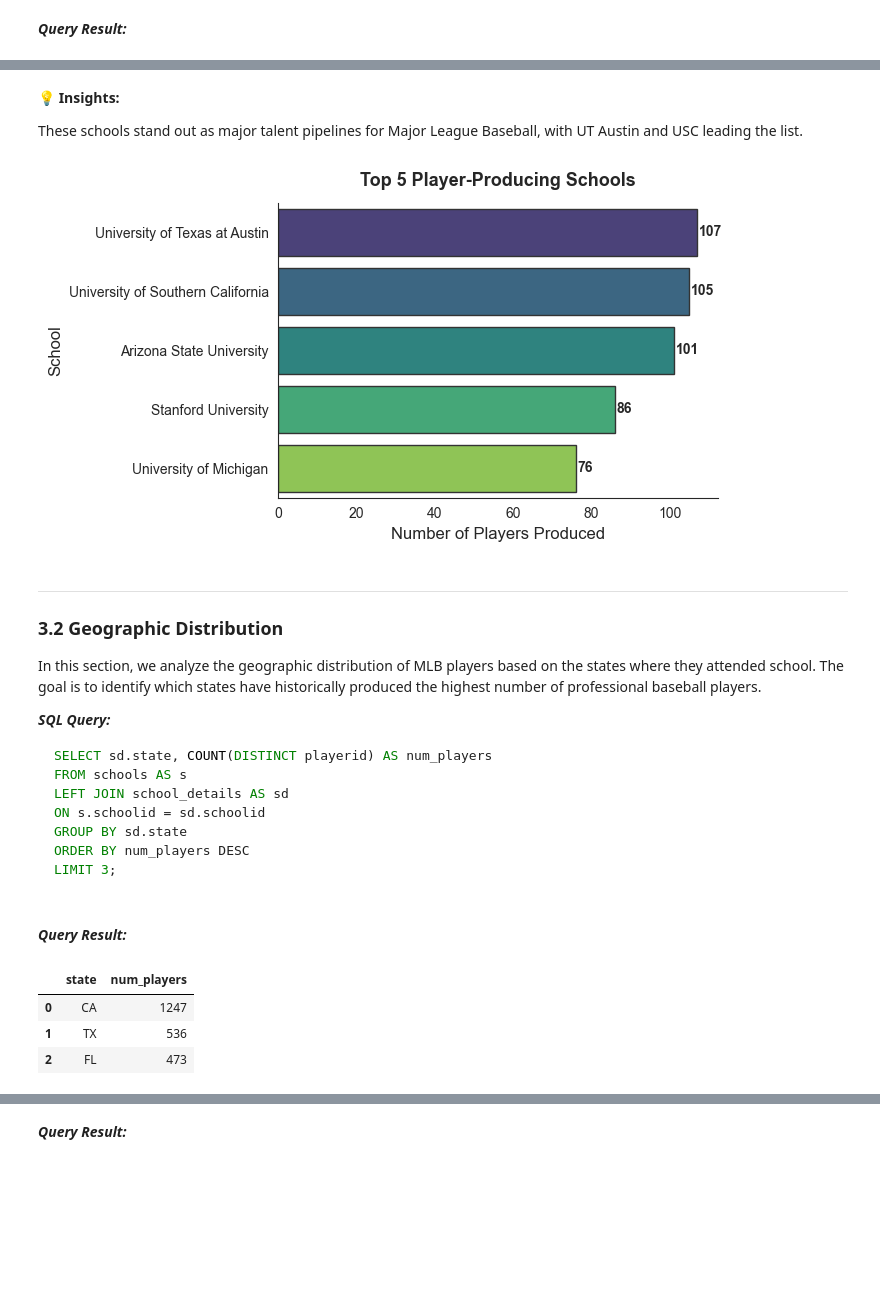
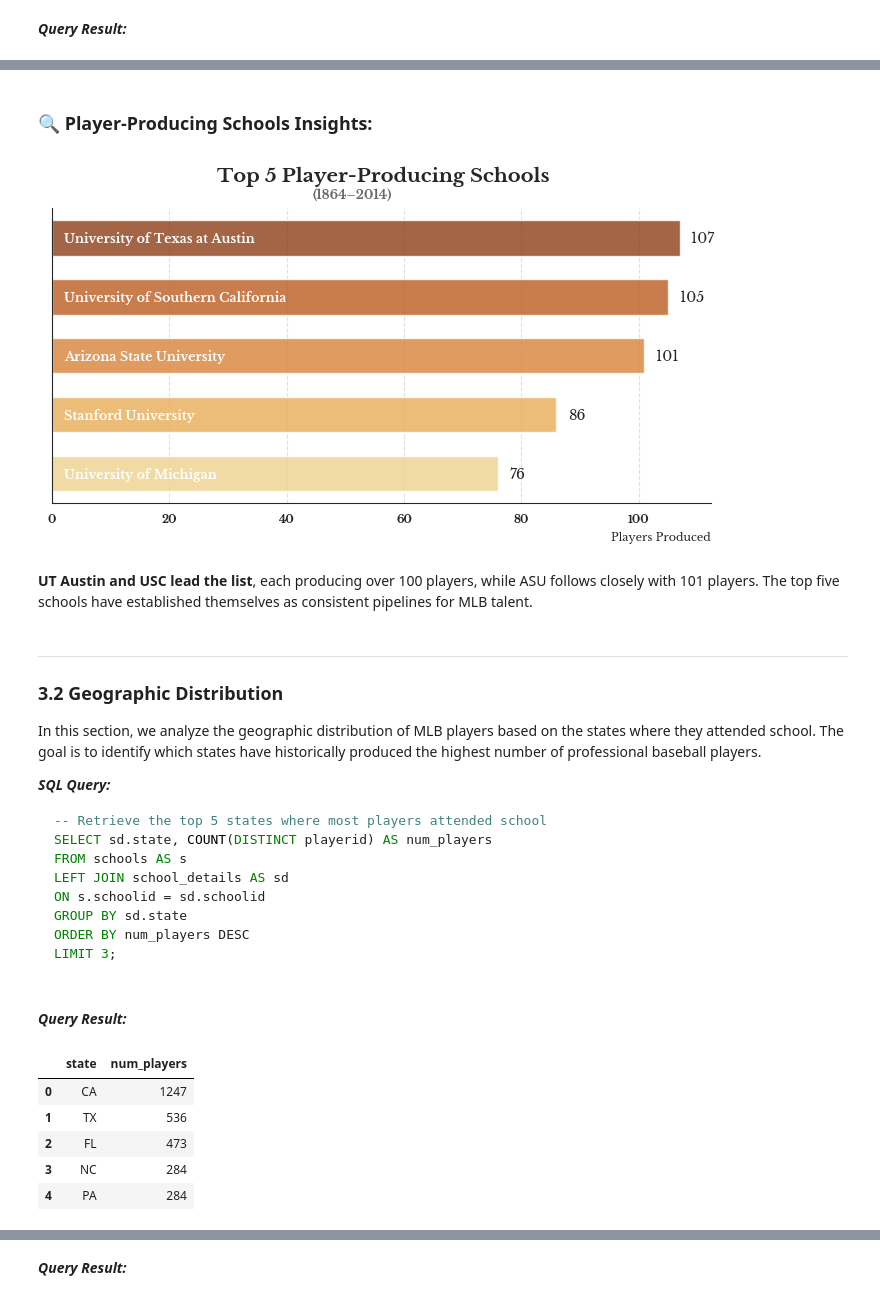
Before and after one commit to shree131/mlb-player-analytics, a Jupyter notebook: NoteBooks/MLB Players Analysis.ipynb, the cells around one changed output, grey strips where cells are left out. Cells and saved outputs as stored; diff of their text form; code cells hidden in the pictures; blank space fills up the shorter version.

````diff
--- a/NoteBooks/MLB Players Analysis.ipynb
+++ b/NoteBooks/MLB Players Analysis.ipynb
@@ -99,3 +109,14 @@ def preview_table(df, table_name, n=2):
     display(Markdown(f"**Preview of `{table_name}`:**"))
     preview_df = pd.concat([df.head(n), ellipsis_row, df.tail(n)])
     display(preview_df)
+
+def load_table(table_name):
+    """Load a table from the database into a pandas DataFrame."""
+    query = f"SELECT * FROM {table_name};"
+    return pd.read_sql(query, con=engine)
+
+def load_sql_query(filename):
+    """Load a SQL query from a file and returns the results as a DataFrame."""
+    with open(f"../Queries/{filename}.sql") as f:
+        query = f.read()
+    return pd.read_sql(query, con=engine)
@@ -182,0 +193,4 @@ df_top_five_schools
+# %%
+# Run query and preview result
+df_top_five_schools = load_sql_query("3.1_top_player_producers")
+display(df_top_five_schools)
@@ -183,25 +204,43 @@ df_top_five_schools
 # %% [markdown]
-**💡 Insights:**
-
-These schools stand out as major talent pipelines for Major League Baseball, with UT Austin and USC leading the list.
+### 🔍 Player-Producing Schools Insights:
 # %%
-plt.figure(figsize=(7, 4))
+# Initialize layout and visualize a bar plot
+fig, ax = plt.subplots(figsize=(7, 4))
+ax.grid(axis="x", linestyle="--", alpha=0.6)
+
 sns.barplot(data=df_top_five_schools, x="players_produced", y="school_name",
-            hue="school_name", palette="viridis", edgecolor=".2")
+            hue="school_name", palette=palette_sequential[:5], ax=ax, width=0.6, alpha=0.8)
 
-# Add bar labels
-for index, value in enumerate(df_top_five_schools["players_produced"]):
-    plt.text(value + 0.5, index, str(value), va='center', fontsize=10, fontweight='semibold')
+# Title
+title = "Top 5 Player-Producing Schools"
+fig.suptitle(title, ha="center", font=font_bold, fontsize=14)
 
-# Axis labels & title
-plt.xlabel("Number of Players Produced", fontsize=12)
-plt.ylabel("School", fontsize=12)
-plt.title("Top 5 Player-Producing Schools", fontsize=13, weight='bold', pad=12)
+# Subtitle
+subtitle = f"({schools["yearid"].min()}–{schools["yearid"].max()})"
+fig.text(0.40, 0.90, subtitle, fontsize=9, color="dimgrey", font=font_bold)
+
+# Labels and ticks
+plt.xlabel("Players Produced", font=font_regular, fontsize=8, loc="right")
+plt.ylabel("")
+plt.xticks(font=font_bold, size=8)
+plt.yticks([])
+
+# Add value and school name as bar labels
+for index, row in df_top_five_schools.iterrows():
+    # Value label outside the bar
+    ax.text(row["players_produced"] + 2.0, index, str(row["players_produced"]),
+            va="center", font=font_regular, fontsize=10, fontweight="semibold")
+
+    # School name inside the bar
+    ax.text(2, index, row["school_name"], va="center", ha="left",
+            font=font_bold, fontsize=9, color="white", fontweight="semibold")
 
 plt.tight_layout()
 plt.show()
 # %% [output]
-[figure, old version]
+[figure, new version]
+# %% [markdown]
+**UT Austin and USC lead the list**, each producing over 100 players, while ASU follows closely with 101 players. The top five schools have established themselves as consistent pipelines for MLB talent.
 # %% [markdown]
 ---
 ### 3.2 Geographic Distribution
@@ -209,6 +248,7 @@ In this section, we analyze the geographic distribution of MLB players based on
 
 ***SQL Query:***
 ```sql
+-- Retrieve the top 5 states where most players attended school
 SELECT sd.state, COUNT(DISTINCT playerid) AS num_players
 FROM schools AS s
 LEFT JOIN school_details AS sd
@@ -232,10 +261,12 @@ query = """
 # %%
 # Run query and preview result
-df_top_three_states = pd.read_sql(query, con=engine)
-df_top_three_states
+df_top_five_states = load_sql_query("3.2_top_five_states")
+display(df_top_five_states)
 # %% [output]
 |  | state | num_players |
 | 0 | CA | 1247 |
 | 1 | TX | 536 |
 | 2 | FL | 473 |
+| 3 | NC | 284 |
+| 4 | PA | 284 |
 # %% [markdown]
````
Also changed, not shown: parts of 128 cells of this notebook, 12 other files.
